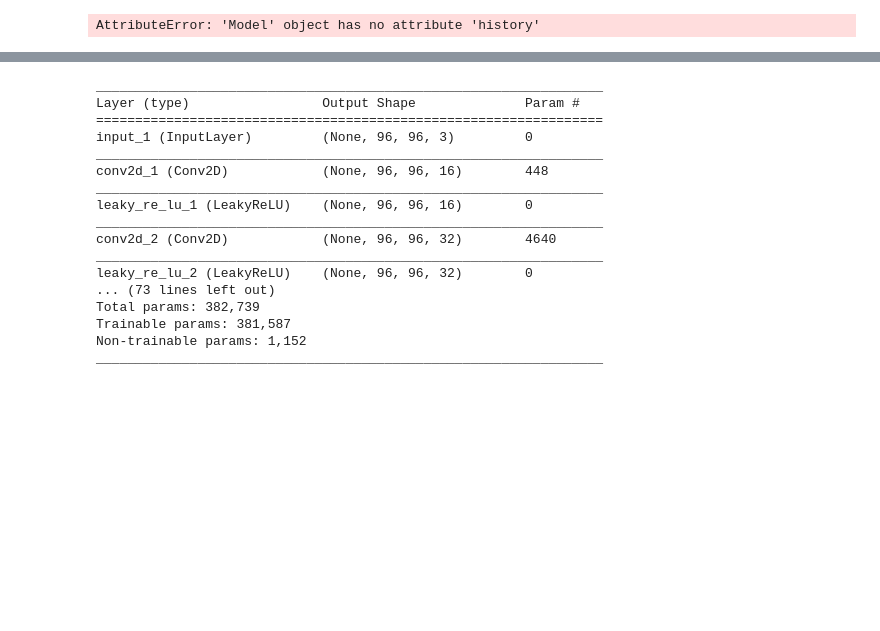
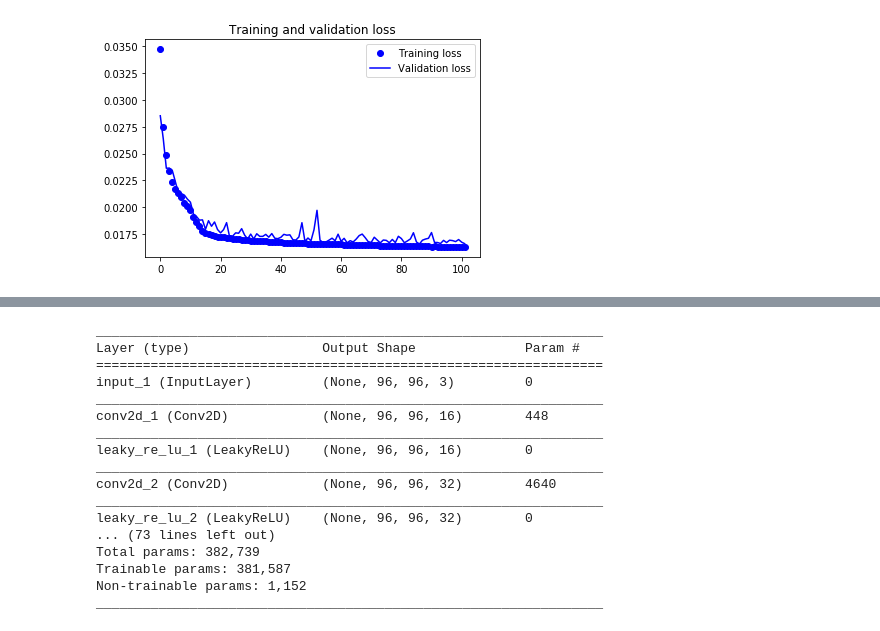
Before and after one commit to mostafaibrahim17/Whole-Image-Slides-Unsupervised-Categorization, a Jupyter notebook: Autoencoders/Convolutional autoencoder 2.ipynb, the cells around one changed output, grey strips where cells are left out. Drawn from its saved outputs; the diff is of its cells as text; code cells hidden in the pictures; blank space fills up the shorter version.

```diff
--- a/Autoencoders/Convolutional autoencoder 2.ipynb
+++ b/Autoencoders/Convolutional autoencoder 2.ipynb
@@ -173,15 +196,15 @@ autoencoder_train= load_model(filepath)
 # %%
 loss = autoencoder_train.history['loss']
 val_loss = autoencoder_train.history['val_loss']
-epochs = range(n_epochs)
+epochs = range(102)
 plt.figure()
 plt.plot(epochs, loss, 'bo', label='Training loss')
 plt.plot(epochs, val_loss, 'b', label='Validation loss')
 plt.title('Training and validation loss')
 plt.legend()
 plt.show()
 
-autoencoder.save('epochs{}_batch{}_{}_{}.h5'.format(n_epochs, batch_size, optimizer, loss[-1]))
+autoencoder.save('feb_epochs{}_batch{}_{}_{}.h5'.format(n_epochs, batch_size, optimizer, loss[-1]))
 # %% [output]
-AttributeError: 'Model' object has no attribute 'history'
+[figure, added]
 # %%
```
Also changed, not shown: parts of 8 cells of this notebook, 5 other files.
